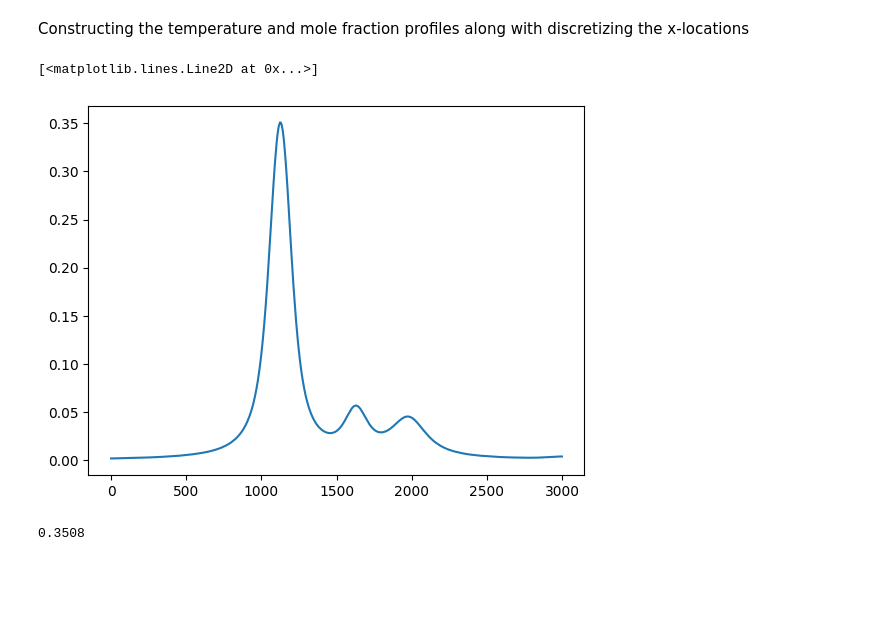
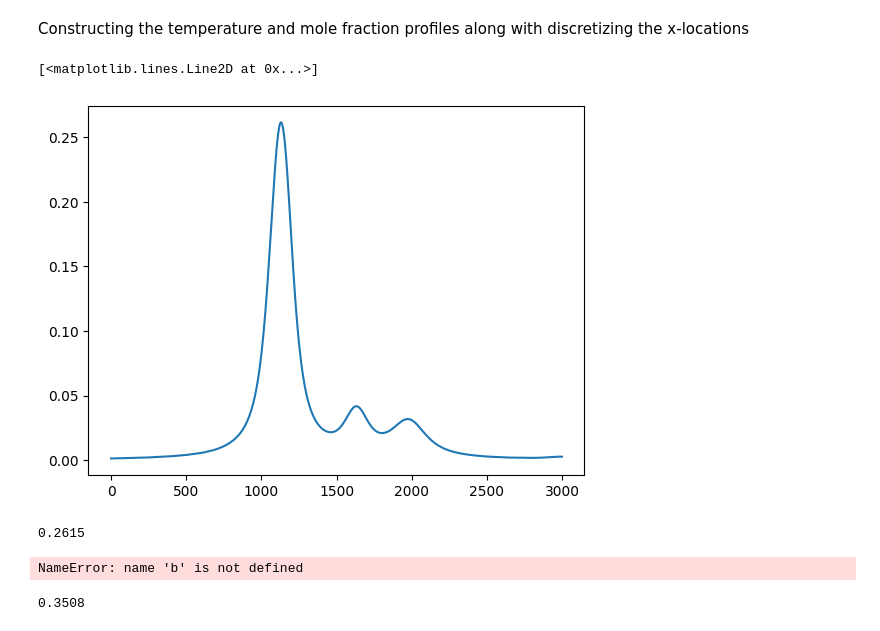
Before and after one commit to CaffineAddic/Flame_dianostics-temperature_profile_estimation_using_ML, a Jupyter notebook: Spectra_gen/TDLAS_Nuni_SNR.ipynb, the cells around one changed output. Saved outputs shown, nothing was run; the diff lists cells and outputs as text; code cells hidden in the pictures; blank space fills up the shorter version.

```diff
--- a/Spectra_gen/TDLAS_Nuni_SNR.ipynb
+++ b/Spectra_gen/TDLAS_Nuni_SNR.ipynb
@@ -15,7 +15,7 @@ This section contains the definitions of parameters that are used in the computa
 
 loc_file = '/home/saumya/Documents/Flame_dianostics-temperature_profile_estimation_using_ML/spec_data/data_new/'
 
-HITRAN_filename       = loc_file + '01_7000-7500_HITEMP2010_7440.0-7450.0.par'
+HITRAN_filename       = loc_file + '01_7000-7500_HITEMP2010_7443.2-7445.5.par'
 
 # partition filename
 PART_filename         = "q1.txt"
@@ -29,7 +29,8 @@ N_nu_range            = 3000
 
 # total radial distance in cm and radial step size
 total_radial_distance = 55
-delta_x               = 55/5500
+freq = 1000
+delta_x               = 55/freq
 
 # parameters for temperature and mole fraction fields construction-------------
 # maximum flame temperature and ambient temperature
@@ -423,14 +424,14 @@ def calc_abs(loc, xor=0.1, *args, **kwargs):
     # non uniform temperature field
     # Tnon = A2+(A1-A2)/(1+np.exp((X-X0)/A3))
 
-    Tnon = loc
+    Tnon = loc*np.ones((freq))
 
     # Tnon = Temp_pofiles[100]
 
     # non uniform mole fraction field
     # xnon = B2+(B1-B2)/(1+np.exp((X-X0)/A3))
 
-    xnon = np.ones((5500))*xor
+    xnon = np.ones((freq))*xor
 
 
     # obtaining the size of s0 and Tnon for 2D array pre-allocations
@@ -497,8 +498,16 @@ tp = np.load('/home/saumya/Documents/Flame_dianostics-temperature_profile_estima
 # %%
-plt.plot(calc_abs(tp+273, 0.026))
+plt.plot(calc_abs(400+273, 0.026)/2)
 # %% [output]
 [<matplotlib.lines.Line2D at 0x...>]
-[figure, old version]
+[figure, new version]
+# %%
+max(calc_abs(400+273, 0.026)/2)
+# %% [output]
+0.2615
+# %%
+b
+# %% [output]
+NameError: name 'b' is not defined
 # %%
 kwel = calc_abs(tp+273, 0.026)
 # %%
```
Also changed, not shown: parts of 1 cell of this notebook, 4 other files.
